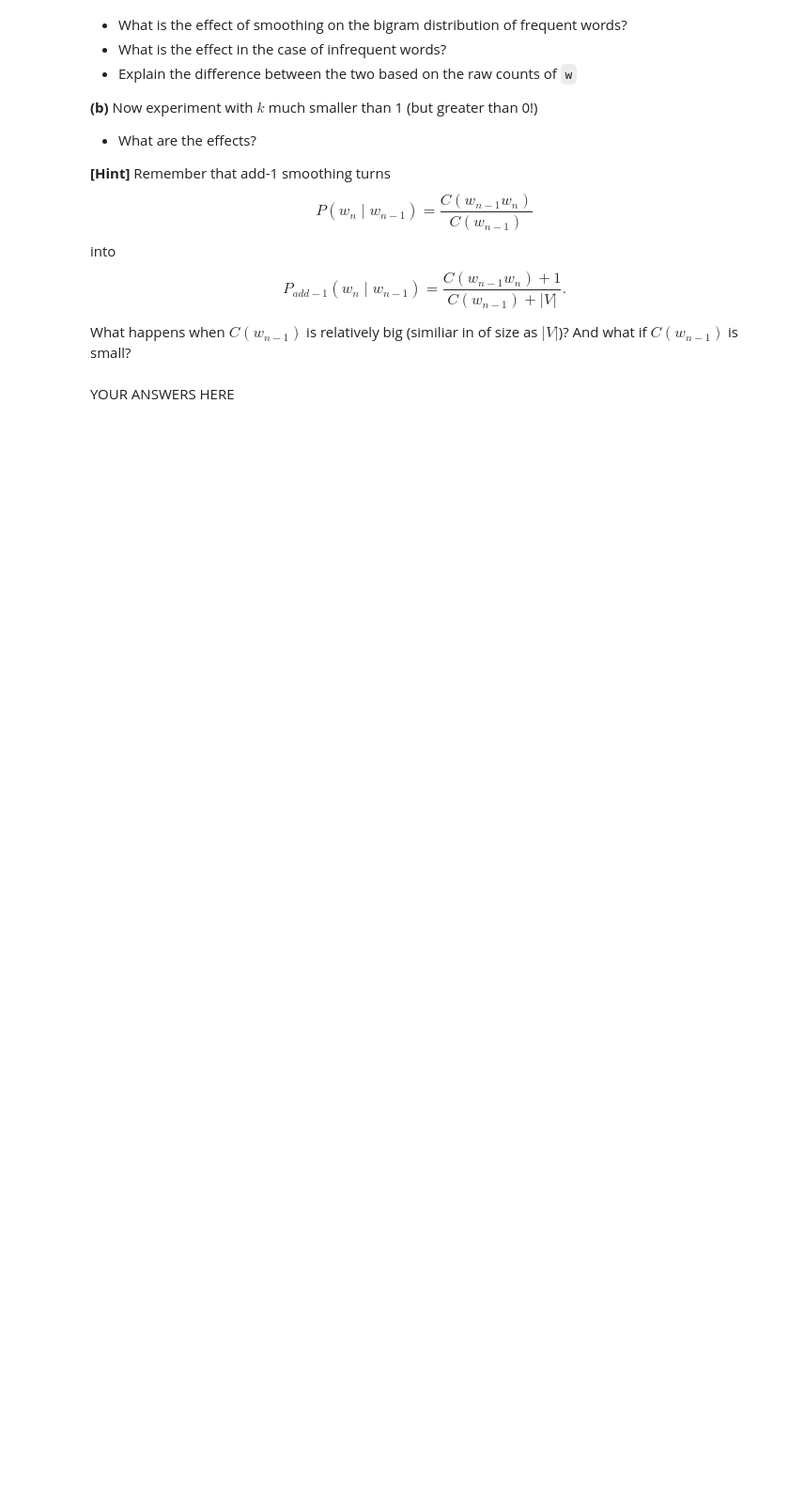
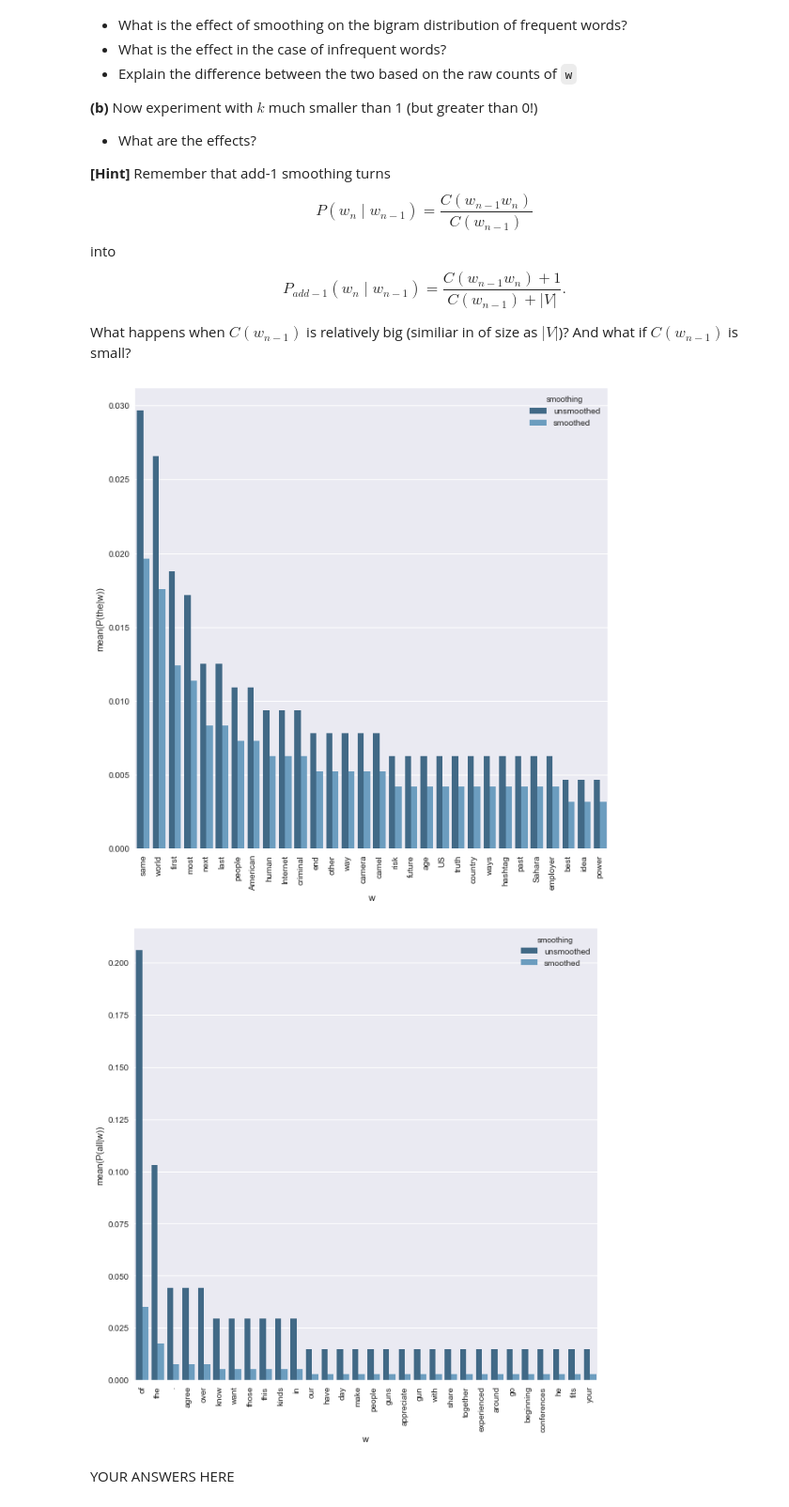
Before and after one commit to LindaPetrini/NLP_lab, a Jupyter notebook: lab1.ipynb, the cells around one changed output. Shown at 94% size. Saved outputs shown, nothing was run; the diff lists cells and outputs as text; code cells hidden in the pictures; blank space fills up the shorter version.

```diff
--- a/lab1.ipynb
+++ b/lab1.ipynb
@@ -574,3 +591,12 @@ def plot_bigram_dist(word, bigram, smoothbigram, k=30):
+# %%
+bigram, unigram = train_ngram(data, 2, k=0)
+k = 0.1
+smoothbigram, unigram = train_ngram(data, 2, k)
+plot_bigram_dist("the", bigram, smoothbigram, k=30)
+plot_bigram_dist("all", bigram, smoothbigram, k=30)
+# %% [output]
+[figure, added]
+[figure, added]
 # %% [markdown]
 YOUR ANSWERS HERE
 # %% [markdown]
```
Also changed, not shown: parts of 5 cells of this notebook.
